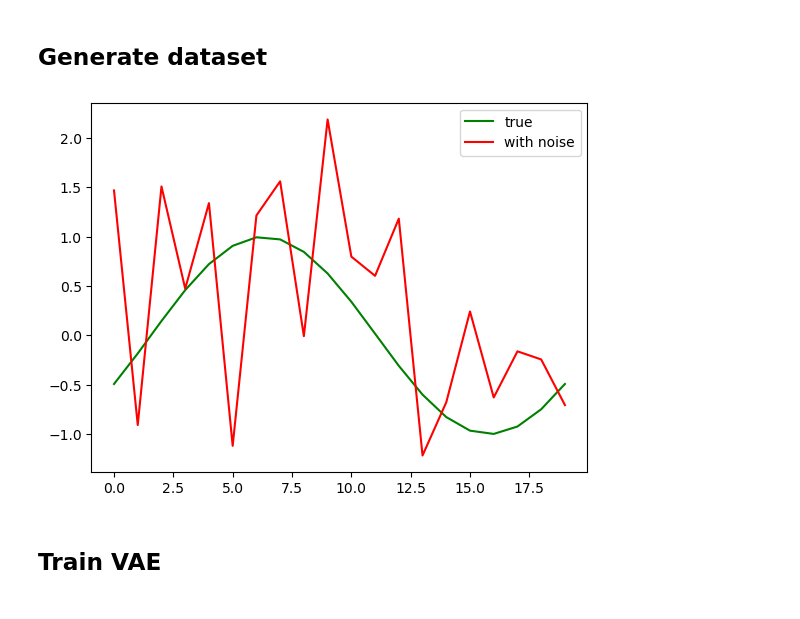
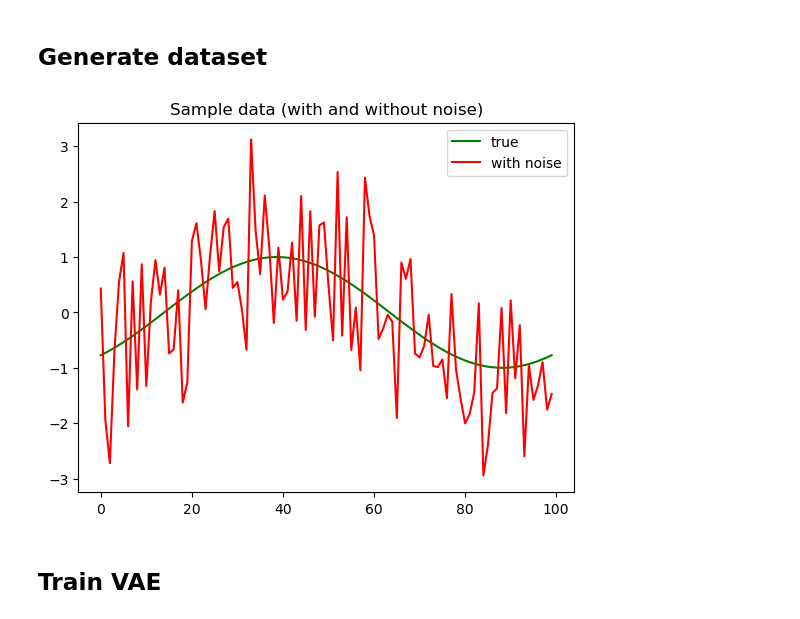
Before and after one commit to alexis-violeau/Reducing-noise-with-VAE, a Jupyter notebook: Notebook.ipynb, the cells around one changed output. Drawn from its saved outputs; the diff is of its cells as text; code cells hidden in the pictures.

Commit message:
fixed uneven distribution of phases

```diff
--- a/Notebook.ipynb
+++ b/Notebook.ipynb
@@ -16,37 +16,29 @@ The autoreload extension is already loaded. To reload it, use:
 # %% [markdown]
 ## Generate dataset
 # %%
-def generate_data():
-    n = 1000
-    p = 20
-
+def generate_data(n,p):
     f = np.sin
 
     x = np.linspace(0,2*np.pi,p)
-    shift = np.random.normal(loc = 0.0, scale = 1, size = (n,1))
+    phase = 2*np.pi*np.random.random(size = (n,1))
 
-    data = f(x + shift)
-
-    return data,shift
-
-def add_noise(data):
-    (n,p) = data.shape
-    return data + np.random.normal(loc = 0.0, scale = 1, size = (n,p))
-
-
-
-data, shift = generate_data()
-
-noise_data = add_noise(data)
+    return f(x + phase),phase
+# %%
+n = 10000
+p = 100
+
+data, phase = generate_data(n,p)
+noise_data = data + np.random.normal(loc = 0.0, scale = 1.0, size = (n,p))
 # %%
 index = np.random.randint(0,len(data))
 
+plt.title('Sample data (with and without noise)')
 plt.plot(data[index], label = 'true', c = 'g')
 plt.plot(noise_data[index], label = 'with noise', c = 'r')
 plt.legend()
 plt.show()
 # %% [output]
-[figure, old version]
+[figure, new version]
 # %% [markdown]
 ## Train VAE
 # %%
```
Also changed, not shown: parts of 4 cells of this notebook, 1 other file.
